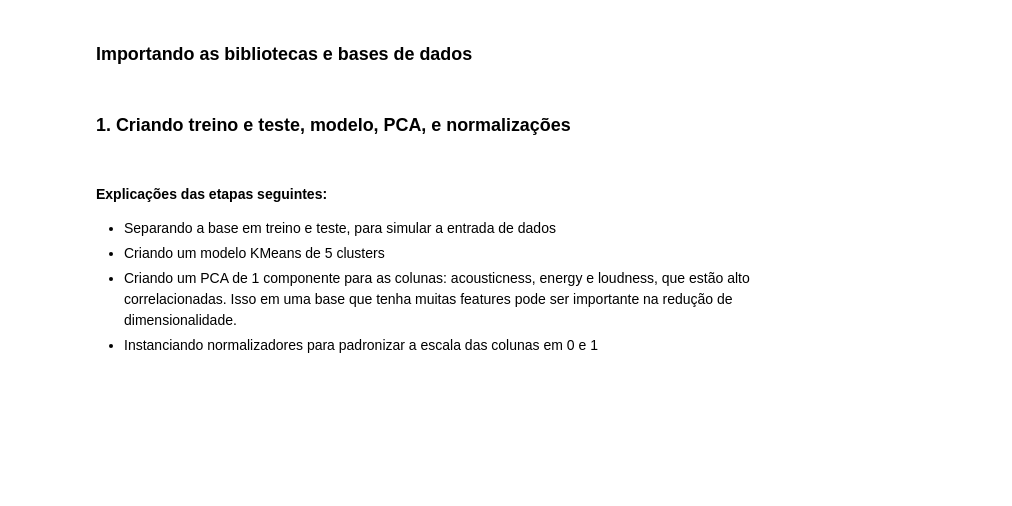
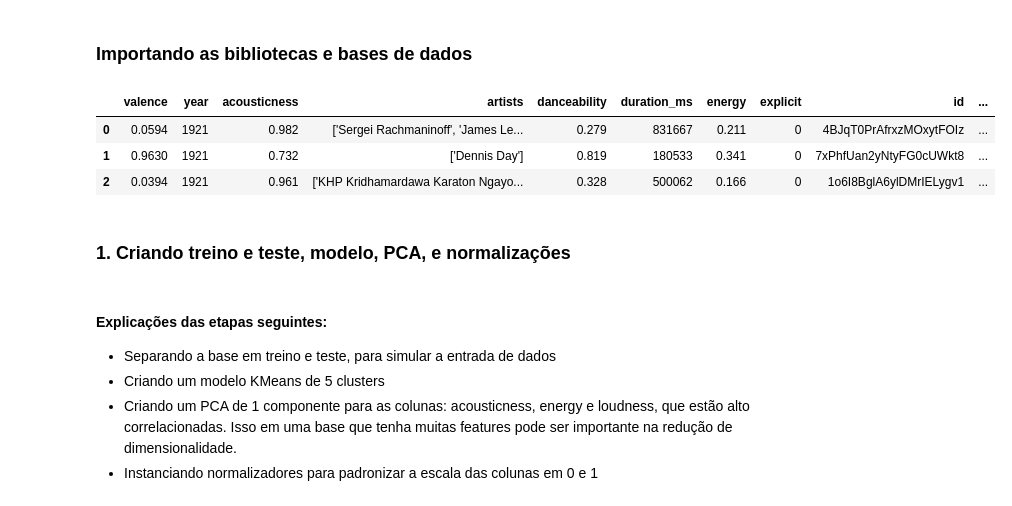
Before and after one commit to Thicon/Clusterizacao-Musicas-Spotify, a Jupyter notebook: notebooks/02_Clusterizacao_pipeline.ipynb, the cells around one changed output. Saved outputs shown, nothing was run; the diff lists cells and outputs as text; code cells hidden in the pictures; blank space fills up the shorter version.

```diff
--- a/notebooks/02_Clusterizacao_pipeline.ipynb
+++ b/notebooks/02_Clusterizacao_pipeline.ipynb
@@ -20,3 +19,17 @@ base_original = pd.read_csv("../data/data.csv")
+# %%
+base_original = pd.read_csv("../data/data.csv")
+
+simular_producao = base_original.sample(2000, random_state=0)
+indices_apagar = simular_producao.index.values
+simular_producao.to_csv("../data/dados_testes.csv")
+
+base_original = base_original.drop(indices_apagar, axis=0)
+base_original.head(3)
+# %% [output]
+|  | valence | year | acousticness | artists | danceability | duration_ms | energy | explicit | id | ... |
+| 0 | 0.0594 | 1921 | 0.982 | ['Sergei Rachmaninoff', 'James Le... | 0.279 | 831667 | 0.211 | 0 | 4BJqT0PrAfrxzMOxytFOIz | ... |
+| 1 | 0.9630 | 1921 | 0.732 | ['Dennis Day'] | 0.819 | 180533 | 0.341 | 0 | 7xPhfUan2yNtyFG0cUWkt8 | ... |
+| 2 | 0.0394 | 1921 | 0.961 | ['KHP Kridhamardawa Karaton Ngayo... | 0.328 | 500062 | 0.166 | 0 | 1o6I8BglA6ylDMrIELygv1 | ... |
 # %% [markdown]
 ### **1. Criando treino e teste, modelo, PCA, e normalizações**
 # %% [markdown]
```
Also changed, not shown: parts of 16 cells of this notebook.
